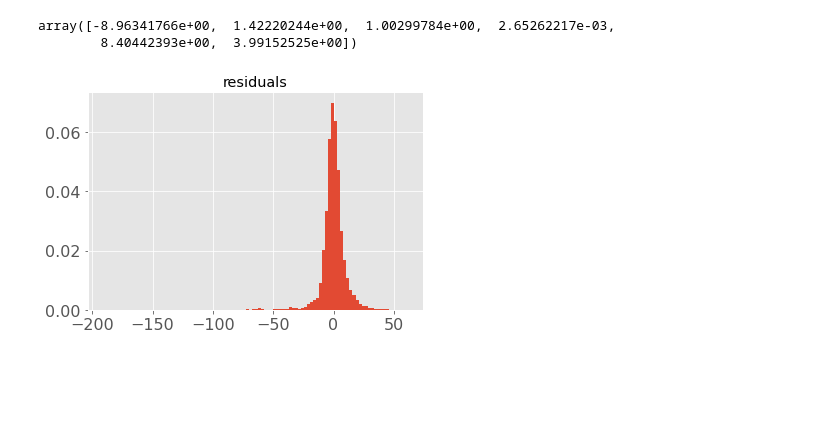
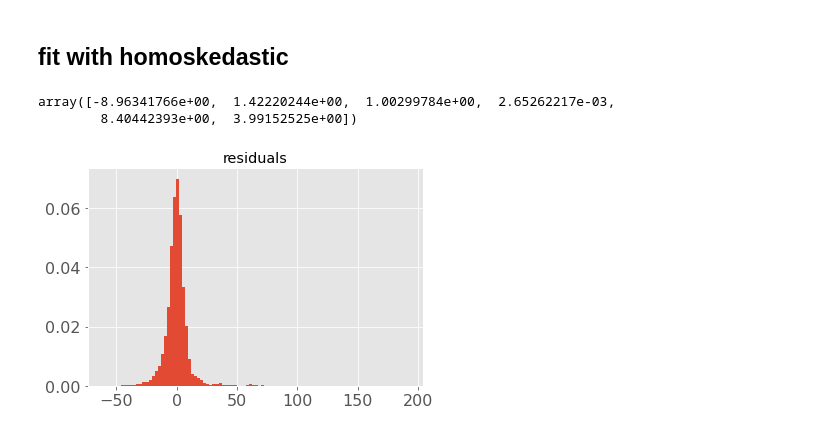
Before and after one commit to JulietteFranque/SDS383D_JF, a Jupyter notebook: exercises-03/notebooks/green_buildings.ipynb, the cells around one changed output. Cells and saved outputs as stored; diff of their text form; code cells hidden in the pictures; blank space fills up the shorter version.

```diff
--- a/exercises-03/notebooks/green_buildings.ipynb
+++ b/exercises-03/notebooks/green_buildings.ipynb
@@ -46,3 +114,5 @@ for i in range(6):
+# %% [markdown]
+## fit with homoskedastic
 # %%
 model = hsk.HomoskedasticModel(X, y)
 model.fit()
@@ -51,8 +121,8 @@ model.betas
 array([-8.96341766e+00,  1.42220244e+00,  1.00299784e+00,  2.65262217e-03,
         8.40442393e+00,  3.99152525e+00])
 # %%
-residuals = (model.predict(X) - y)
+residuals = -(model.predict(X) - y)
 plt.hist(residuals, bins=100, density=True)
 plt.title('residuals');
 # %% [output]
-[figure, old version]
+[figure, new version]
```
Also changed, not shown: parts of 20 cells of this notebook, 4 other files.
